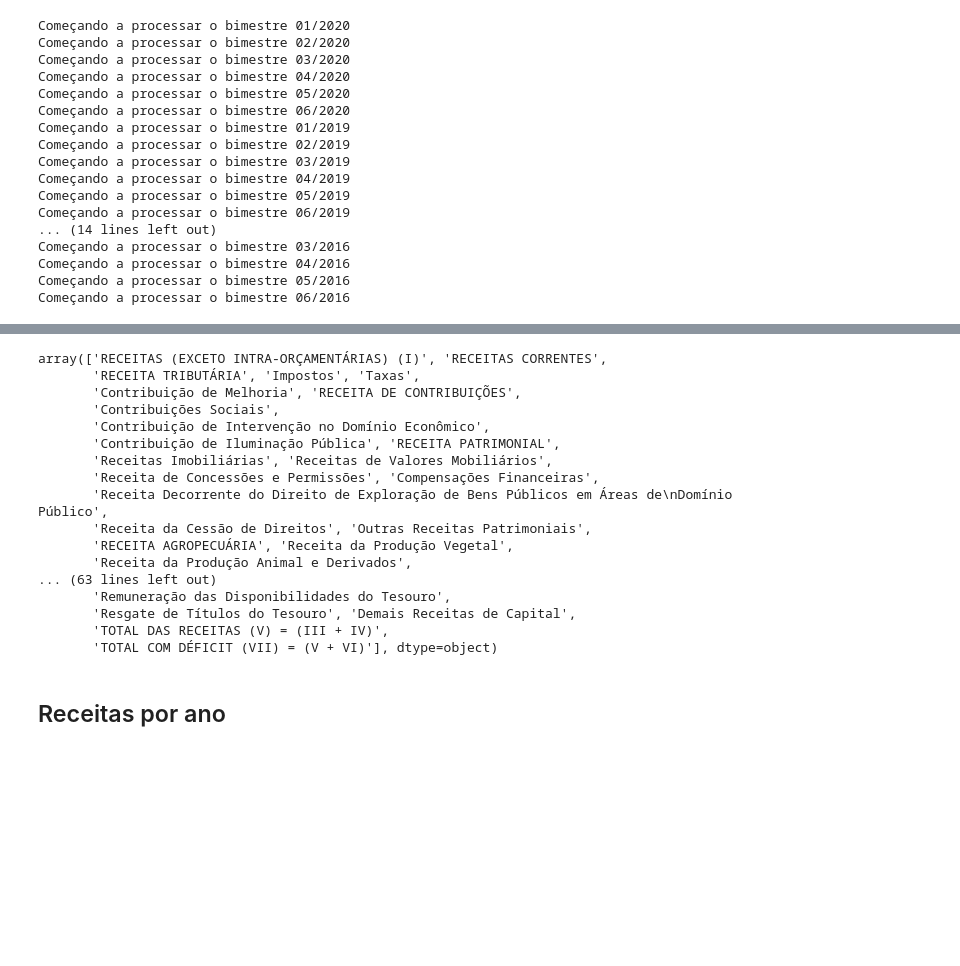
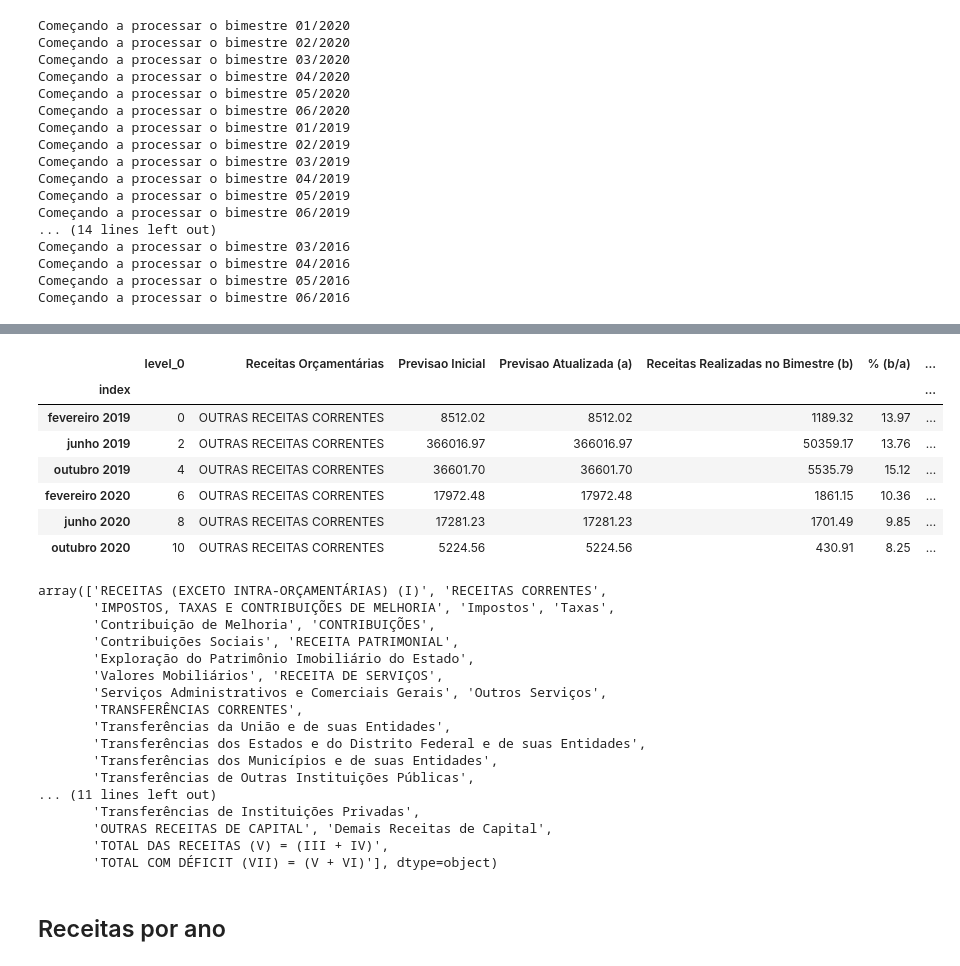
Before and after one commit to yanprada/platform-curiocidades, a Jupyter notebook: notebook/Cria as Tabelas.ipynb, the cells around one changed output, grey strips where cells are left out. Saved outputs shown, nothing was run; the diff lists cells and outputs as text; code cells hidden in the pictures; blank space fills up the shorter version.

```diff
--- a/notebook/Cria as Tabelas.ipynb
+++ b/notebook/Cria as Tabelas.ipynb
@@ -201,6 +201,12 @@ def modulo(x):
         return x
     else:
         return x*(-1)
+
+def eh_par(x):
+    if x % 2 == 0:
+        return 1
+    else:
+        return 0
 # %% [markdown]
 ## IPCA
 # %% [markdown]
@@ -348,15 +354,39 @@ lista=['RECEITAS CORRENTES',
         'RECEITA DE SERVIÇOS',
         'TRANSFERÊNCIAS CORRENTES',
         'OUTRAS RECEITAS CORRENTES']
+
+lista2 = ['Impostos', 'Taxas',
+       'Contribuição de Melhoria',
+       'Contribuições Sociais',
+       'Exploração do Patrimônio Imobiliário do Estado',
+       'Valores Mobiliários',
+       'Serviços Administrativos e Comerciais Gerais',
+       'Transferências da União e de suas Entidades',
+       'Transferências dos Estados e do Distrito Federal e de suas Entidades',
+       'Transferências dos Municípios e de suas Entidades',
+       'Transferências de Outras Instituições Públicas',
+       'Multas Administrativas, Contratuais e Judiciais',
+       'Indenizações, Restituições e Ressarcimentos',
+       'Bens, Direitos e Valores Incorporados ao Patrimônio Público',
+       'Demais Receitas Correntes', 'Operações de Crédito - Mercado Interno',
+       'Alienação de Bens Móveis']
 df=pd.read_csv(path_download3)
 df.set_index('Data',inplace=True)
-
+df=df[df['Ano']>2018]
 df_final=pd.DataFrame()
 
-for selected_income  in lista:
+for selected_income  in lista2:
     filtered_df=df[df['Receitas Orçamentárias']==selected_income]
+    filtered_df.fillna("0",inplace=True)
     filtered_df= arruma_num_rec(filtered_df)
-    filtered_df = pd.concat([filtered_df,ipca],axis=1,join='outer')
+    if len(filtered_df)>11:
+        filtered_df.reset_index(inplace=True)
+        filtered_df.reset_index(inplace=True)
+        filtered_df['eh_par']=filtered_df['index'].apply(eh_par)
+        filtered_df = filtered_df[filtered_df['eh_par']==1]
+        filtered_df.set_index('Data',inplace=True)
+        filtered_df.drop(['index','eh_par'],axis=1,inplace=True)
+    filtered_df = pd.concat([filtered_df,ipca.iloc[18:]],axis=1,join='outer')
     filtered_df = aplica_inflacao_rec(filtered_df)
     filtered_df.sort_values(by=['tempo'],inplace=True)
     df_final=df_final.append(filtered_df)
@@ -370,21 +412,32 @@ See the caveats in the documentation: https://pandas.pydata.org/pandas-docs/stab
+# %%
+filtered_df
+# %% [output]
+|  | level_0 | Receitas Orçamentárias | Previsao Inicial | Previsao Atualizada (a) | Receitas Realizadas no Bimestre (b) | % (b/a) | ... |
+| index |  |  |  |  |  |  | ... |
+| fevereiro 2019 | 0 | OUTRAS RECEITAS CORRENTES | 8512.02 | 8512.02 | 1189.32 | 13.97 | ... |
+| junho 2019 | 2 | OUTRAS RECEITAS CORRENTES | 366016.97 | 366016.97 | 50359.17 | 13.76 | ... |
+| outubro 2019 | 4 | OUTRAS RECEITAS CORRENTES | 36601.70 | 36601.70 | 5535.79 | 15.12 | ... |
+| fevereiro 2020 | 6 | OUTRAS RECEITAS CORRENTES | 17972.48 | 17972.48 | 1861.15 | 10.36 | ... |
+| junho 2020 | 8 | OUTRAS RECEITAS CORRENTES | 17281.23 | 17281.23 | 1701.49 | 9.85 | ... |
+| outubro 2020 | 10 | OUTRAS RECEITAS CORRENTES | 5224.56 | 5224.56 | 430.91 | 8.25 | ... |
 # %%
 df['Receitas Orçamentárias'].unique()
 # %% [output]
 array(['RECEITAS (EXCETO INTRA-ORÇAMENTÁRIAS) (I)', 'RECEITAS CORRENTES',
-       'RECEITA TRIBUTÁRIA', 'Impostos', 'Taxas',
-       'Contribuição de Melhoria', 'RECEITA DE CONTRIBUIÇÕES',
-       'Contribuições Sociais',
-       'Contribuição de Intervenção no Domínio Econômico',
-       'Contribuição de Iluminação Pública', 'RECEITA PATRIMONIAL',
-       'Receitas Imobiliárias', 'Receitas de Valores Mobiliários',
-       'Receita de Concessões e Permissões', 'Compensações Financeiras',
-       'Receita Decorrente do Direito de Exploração de Bens Públicos em Áreas de\nDomínio Público',
-       'Receita da Cessão de Direitos', 'Outras Receitas Patrimoniais',
-       'RECEITA AGROPECUÁRIA', 'Receita da Produção Vegetal',
-       'Receita da Produção Animal e Derivados',
-... (63 lines left out)
-       'Remuneração das Disponibilidades do Tesouro',
-       'Resgate de Títulos do Tesouro', 'Demais Receitas de Capital',
+       'IMPOSTOS, TAXAS E CONTRIBUIÇÕES DE MELHORIA', 'Impostos', 'Taxas',
+       'Contribuição de Melhoria', 'CONTRIBUIÇÕES',
+       'Contribuições Sociais', 'RECEITA PATRIMONIAL',
+       'Exploração do Patrimônio Imobiliário do Estado',
+       'Valores Mobiliários', 'RECEITA DE SERVIÇOS',
+       'Serviços Administrativos e Comerciais Gerais', 'Outros Serviços',
+       'TRANSFERÊNCIAS CORRENTES',
+       'Transferências da União e de suas Entidades',
+       'Transferências dos Estados e do Distrito Federal e de suas Entidades',
+       'Transferências dos Municípios e de suas Entidades',
+       'Transferências de Outras Instituições Públicas',
+... (11 lines left out)
+       'Transferências de Instituições Privadas',
+       'OUTRAS RECEITAS DE CAPITAL', 'Demais Receitas de Capital',
        'TOTAL DAS RECEITAS (V) = (III + IV)',
        'TOTAL COM DÉFICIT (VII) = (V + VI)'], dtype=object)
 # %% [markdown]
```
Also changed, not shown: parts of 1 cell of this notebook, 1 other file.
